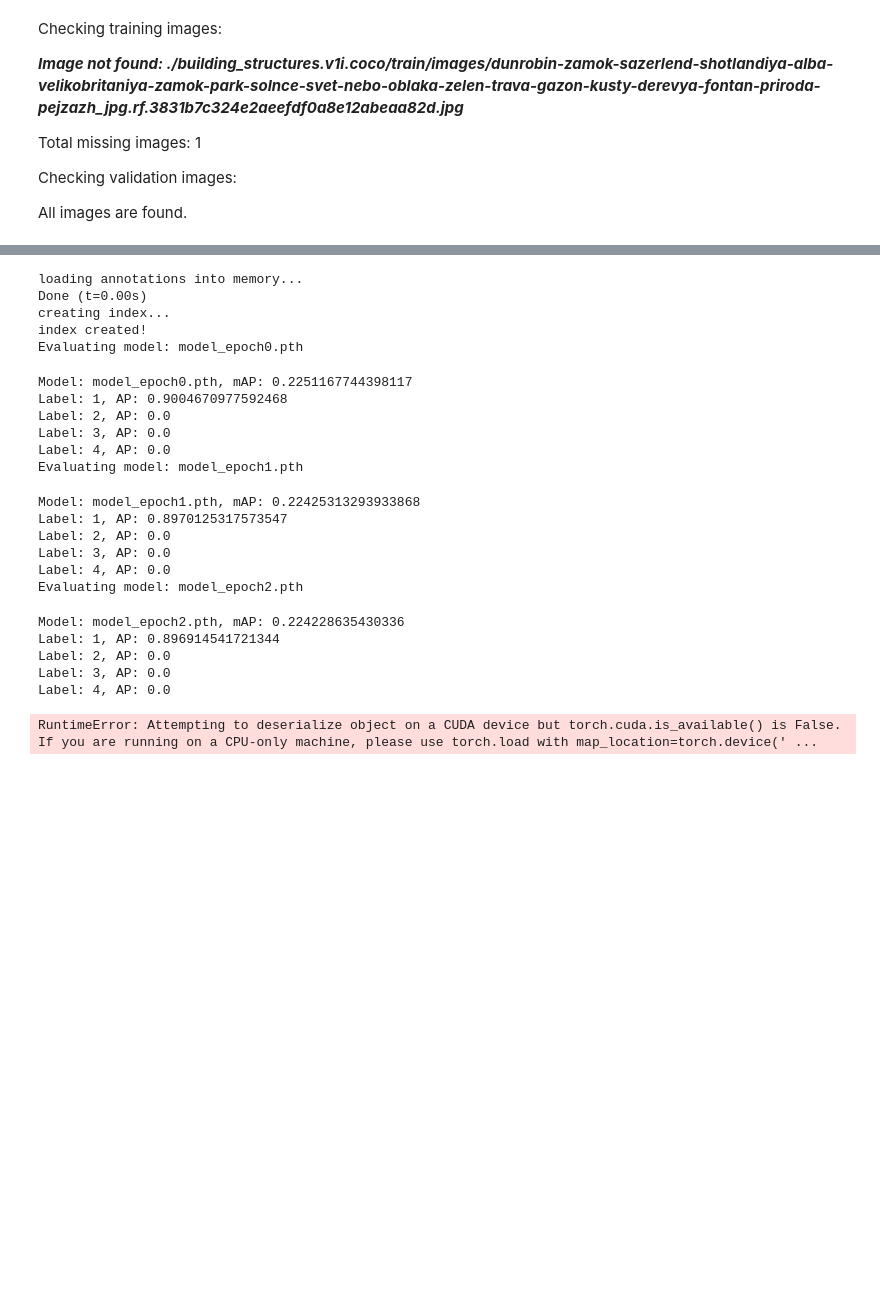
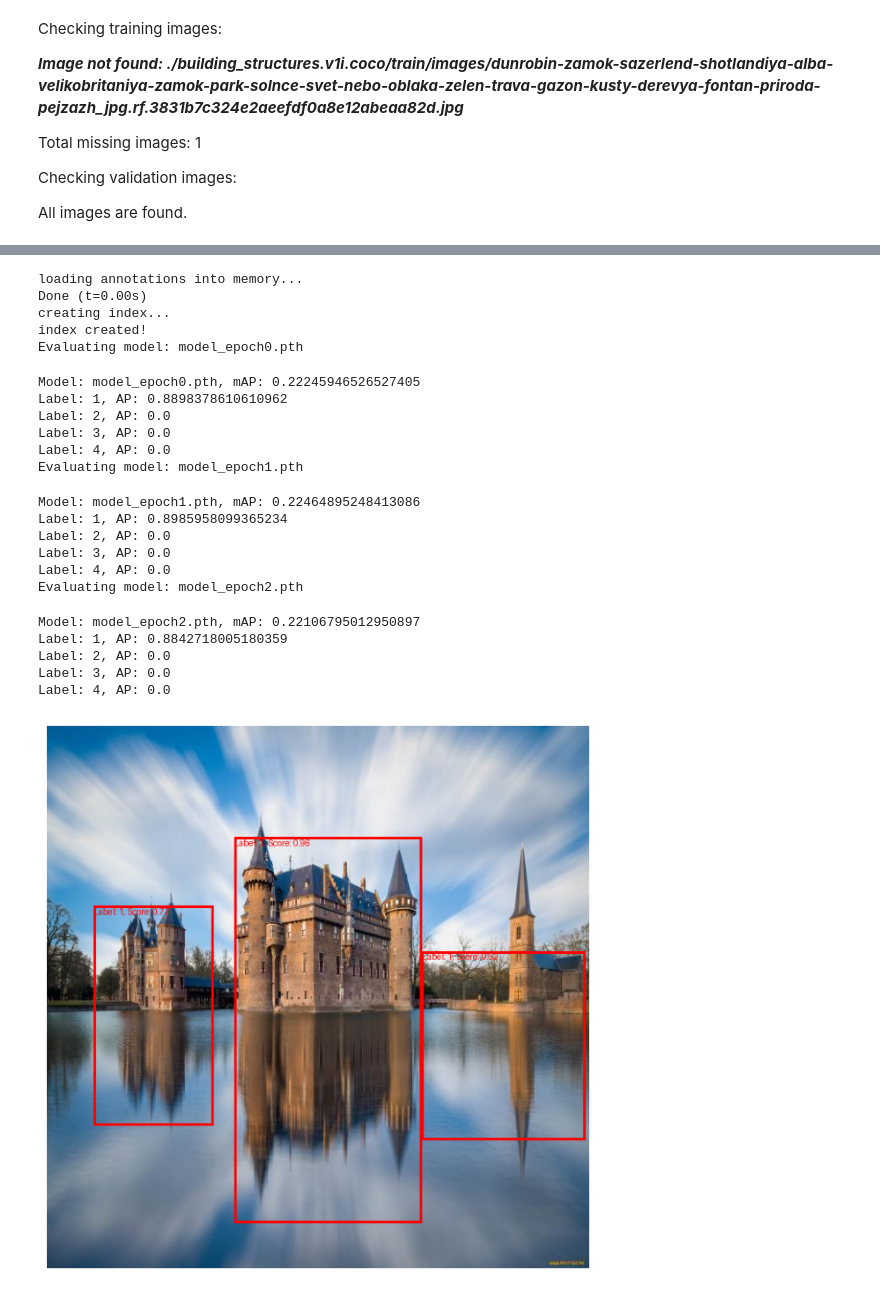
Before and after one commit to ncsu-yoon-lab/project-oval, a Jupyter notebook: ML/DeepLearning/ImageAnnotation/train_building_images.ipynb, the cells around one changed output, grey strips where cells are left out. Cells and saved outputs as stored; diff of their text form; code cells hidden in the pictures; blank space fills up the shorter version.

Commit message:
Test building detection

```diff
--- a/ML/DeepLearning/ImageAnnotation/train_building_images.ipynb
+++ b/ML/DeepLearning/ImageAnnotation/train_building_images.ipynb
@@ -283,8 +278,8 @@ def evaluate_models(model_paths, val_img_folder, val_ann_file, device):
 
 # Example usage
 model_paths = ['model_epoch0.pth', 'model_epoch1.pth', 'model_epoch2.pth']
-val_img_folder = "./building_structures.v1i.coco/valid/images"
-val_ann_file = "./building_structures.v1i.coco/valid/_annotations.coco.json"
+val_img_folder = "./test2_building_dataset/valid/valid_img"
+val_ann_file = "./test2_building_dataset/valid/_annotations.coco.json"
 device = torch.device('cuda:0' if torch.cuda.is_available() else 'cpu')
 
 evaluate_models(model_paths, val_img_folder, val_ann_file, device)
@@ -294,20 +289,20 @@ Done (t=0.00s)
 creating index...
 index created!
 Evaluating model: model_epoch0.pth
-Model: model_epoch0.pth, mAP: 0.2251167744398117
-Label: 1, AP: 0.9004670977592468
+Model: model_epoch0.pth, mAP: 0.22245946526527405
+Label: 1, AP: 0.8898378610610962
 Label: 2, AP: 0.0
 Label: 3, AP: 0.0
 Label: 4, AP: 0.0
 Evaluating model: model_epoch1.pth
-Model: model_epoch1.pth, mAP: 0.22425313293933868
-Label: 1, AP: 0.8970125317573547
+Model: model_epoch1.pth, mAP: 0.22464895248413086
+Label: 1, AP: 0.8985958099365234
 Label: 2, AP: 0.0
 Label: 3, AP: 0.0
 Label: 4, AP: 0.0
 Evaluating model: model_epoch2.pth
-Model: model_epoch2.pth, mAP: 0.224228635430336
-Label: 1, AP: 0.896914541721344
+Model: model_epoch2.pth, mAP: 0.22106795012950897
+Label: 1, AP: 0.8842718005180359
 Label: 2, AP: 0.0
 Label: 3, AP: 0.0
 Label: 4, AP: 0.0
@@ -334,33 +329,33 @@ def predict_and_draw(model, device, image_path, threshold=0.5):
     model.to(device)
 
     # Load and transform the image
     image_tensor = load_image(image_path).to(device)
 
     # Make predictions
     with torch.no_grad():
         predictions = model(image_tensor)
 
     # Get boxes, labels, and scores
     boxes = predictions[0]['boxes'].cpu().numpy()
     labels = predictions[0]['labels'].cpu().numpy()
     scores = predictions[0]['scores'].cpu().numpy()
 
     # Draw bounding boxes on the image
     image_with_boxes = draw_boxes(image_path, boxes, labels, scores, threshold)
 
     # Display the image
     plt.figure(figsize=(12, 8))
     plt.imshow(image_with_boxes)
     plt.axis('off')
     plt.show()
 
 # Example usage
-model_path = 'model_epoch3.pth'
+model_path = 'model_epoch0.pth'
 image_path = './building_structures.v1i.coco/valid/images/2048x1365_915257_-www-ArtFile-ru-_jpg.rf.7ba5fcc6756d006ae4221490e010985d.jpg'  # Replace with your image path
+
 device = torch.device('cuda:0' if torch.cuda.is_available() else 'cpu')
-
 # Load the model
 model = load_model(model_path)
 predict_and_draw(model, device, image_path)
 # %% [output]
-RuntimeError: Attempting to deserialize object on a CUDA device but torch.cuda.is_available() is False. If you are running on a CPU-only machine, please use torch.load with map_location=torch.device(' ...
+[figure, added]
```
Also changed, not shown: parts of 6 cells of this notebook.
